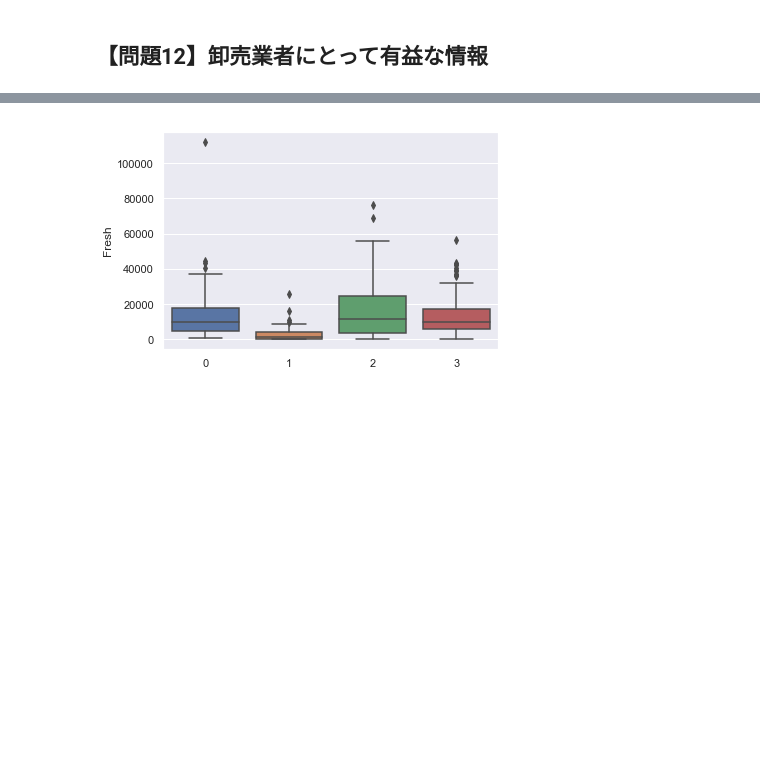
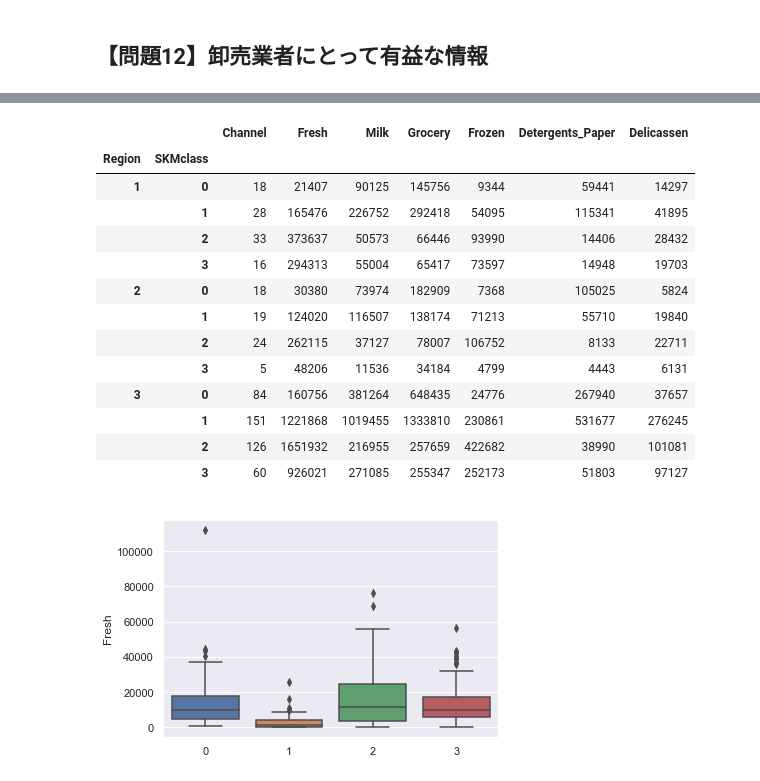
Before and after one commit to ryuu09-hub/diveintocode-ml2, a Jupyter notebook: Sprint/Sprint7.ipynb, the cells around one changed output, grey strips where cells are left out. Drawn from its saved outputs; the diff is of its cells as text; code cells hidden in the pictures; blank space fills up the shorter version.

```diff
--- a/Sprint/Sprint7.ipynb
+++ b/Sprint/Sprint7.ipynb
@@ -533,3 +551,21 @@ data2.groupby(["Channel","Region","SKMclass"]).mean().round()
+# %%
+Region_SKM = data2.groupby(["Region","SKMclass"]).sum().round()
+Region_SKM
+# %% [output]
+|  |  | Channel | Fresh | Milk | Grocery | Frozen | Detergents_Paper | Delicassen |
+| Region | SKMclass |  |  |  |  |  |  |  |
+| 1 | 0 | 18 | 21407 | 90125 | 145756 | 9344 | 59441 | 14297 |
+|  | 1 | 28 | 165476 | 226752 | 292418 | 54095 | 115341 | 41895 |
+|  | 2 | 33 | 373637 | 50573 | 66446 | 93990 | 14406 | 28432 |
+|  | 3 | 16 | 294313 | 55004 | 65417 | 73597 | 14948 | 19703 |
+| 2 | 0 | 18 | 30380 | 73974 | 182909 | 7368 | 105025 | 5824 |
+|  | 1 | 19 | 124020 | 116507 | 138174 | 71213 | 55710 | 19840 |
+|  | 2 | 24 | 262115 | 37127 | 78007 | 106752 | 8133 | 22711 |
+|  | 3 | 5 | 48206 | 11536 | 34184 | 4799 | 4443 | 6131 |
+| 3 | 0 | 84 | 160756 | 381264 | 648435 | 24776 | 267940 | 37657 |
+|  | 1 | 151 | 1221868 | 1019455 | 1333810 | 230861 | 531677 | 276245 |
+|  | 2 | 126 | 1651932 | 216955 | 257659 | 422682 | 38990 | 101081 |
+|  | 3 | 60 | 926021 | 271085 | 255347 | 252173 | 51803 | 97127 |
 # %%
 y_pred=skm.predict(data_pca)
 data = pd.read_csv("Wholesale customers data.csv")
```
Also changed, not shown: parts of 13 cells of this notebook.
